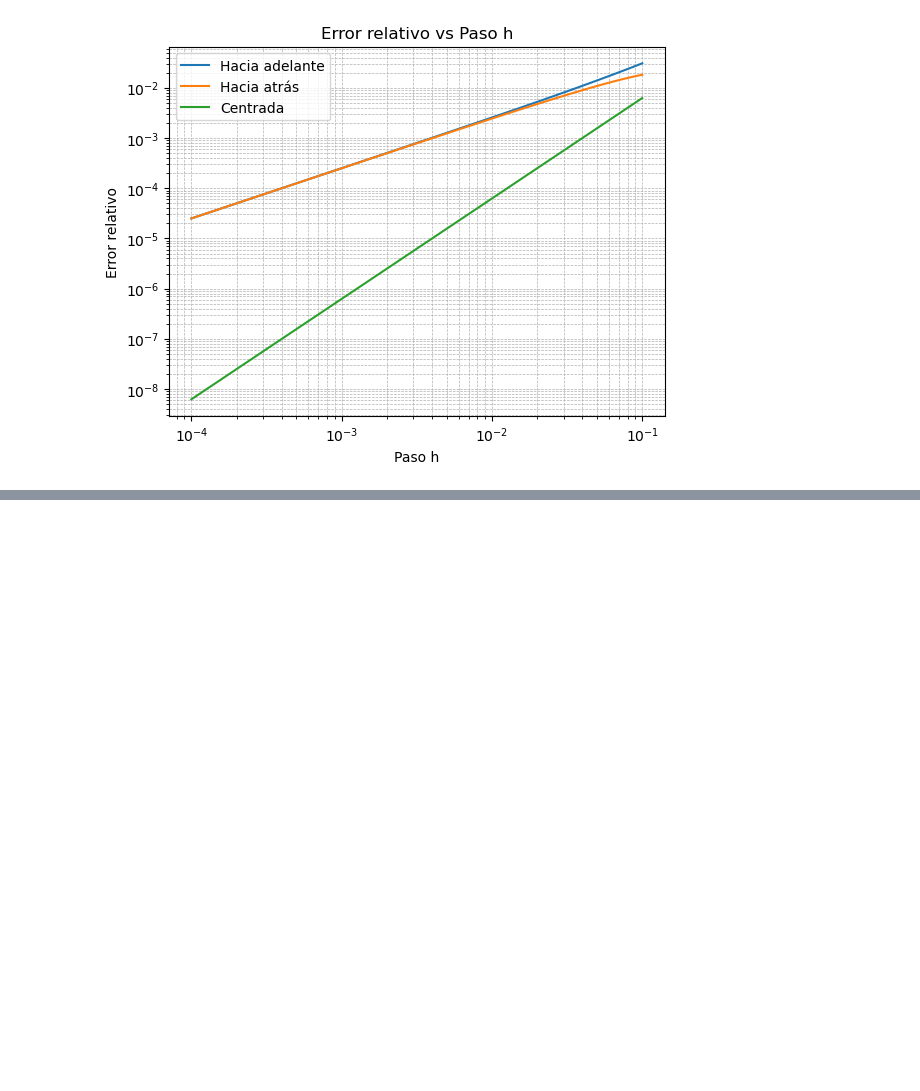
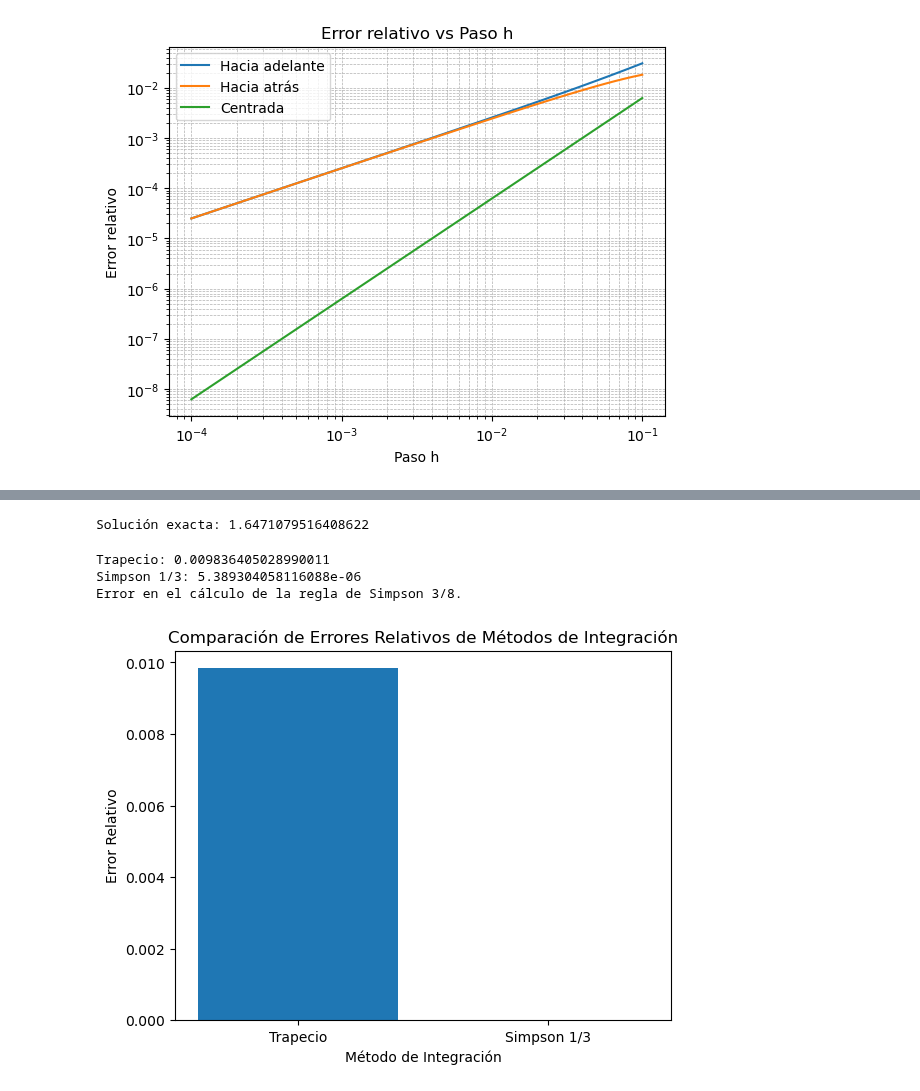
Before and after one commit to FranDSchz/TPI-Analisis-numerico, a Jupyter notebook: notebooks/Grupo14_TPMetodosNumericos.ipynb, the cells around one changed output, grey strips where cells are left out. Drawn from its saved outputs; the diff is of its cells as text; code cells hidden in the pictures; blank space fills up the shorter version.

```diff
--- a/notebooks/Grupo14_TPMetodosNumericos.ipynb
+++ b/notebooks/Grupo14_TPMetodosNumericos.ipynb
@@ -89,0 +141,46 @@ plt.show()
+# %%
+from sympy import symbols, integrate, sqrt
+
+# Definición simbólica
+x = symbols('x')
+integral_exacta = integrate(x**3 / (1 + sqrt(x)), (x, a, b))
+valor_exacto = float(integral_exacta.evalf())
+
+print(f"Solución exacta: {valor_exacto}")
+# %% [output]
+Solución exacta: 1.6471079516408622
+# %%
+errores = {}
+if isinstance(resultado_trapecio, float) and isinstance(valor_exacto, float):
+    error_trapecio = abs((resultado_trapecio - valor_exacto) / valor_exacto)
+    errores['Trapecio'] = error_trapecio
+    print(f"Trapecio: {error_trapecio}")
+else:
+    print("Error en el cálculo de la regla del trapecio.")
+
+if isinstance(resultado_simpson_1_3, float) and isinstance(valor_exacto, float):
+    error_simpson_1_3 = abs((resultado_simpson_1_3 - valor_exacto) / valor_exacto)
+    errores['Simpson 1/3'] = error_simpson_1_3
+    print(f"Simpson 1/3: {error_simpson_1_3}")
+else:
+    print("Error en el cálculo de la regla de Simpson 1/3.")
+
+if isinstance(resultado_simpson_3_8, float) and isinstance(valor_exacto, float):
+    error_simpson_3_8 = abs((resultado_simpson_3_8 - valor_exacto) / valor_exacto)
+    errores['Simpson 3/8'] = error_simpson_3_8
+    print(f"Simpson 3/8: {error_simpson_3_8}")
+else:
+    print("Error en el cálculo de la regla de Simpson 3/8.")
+# %% [output]
+Trapecio: 0.009836405028990011
+Simpson 1/3: 5.389304058116088e-06
+Error en el cálculo de la regla de Simpson 3/8.
+# %%
+# Graficar los errores relativos
+plt.bar(errores.keys(), errores.values())
+plt.xlabel("Método de Integración")
+plt.ylabel("Error Relativo")
+plt.title("Comparación de Errores Relativos de Métodos de Integración")
+plt.show()
+# %% [output]
+[figure, added]
```
Also changed, not shown: parts of 2 cells of this notebook.
